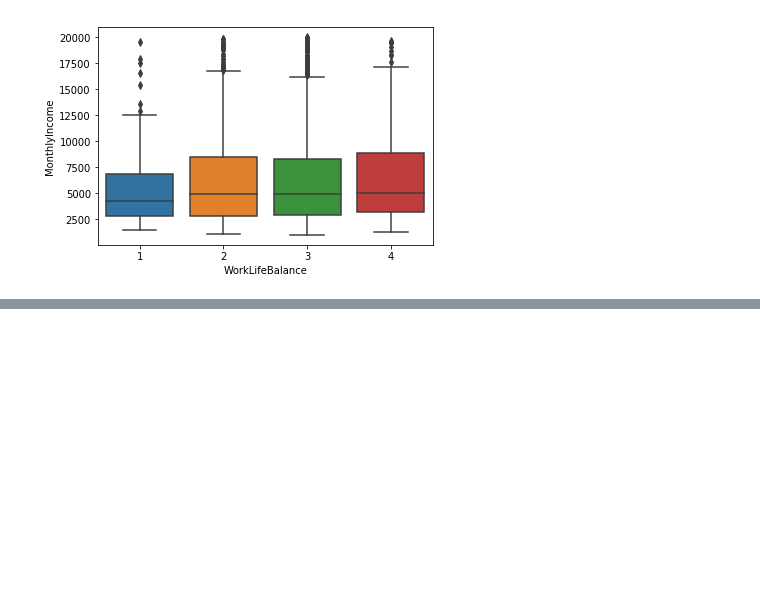
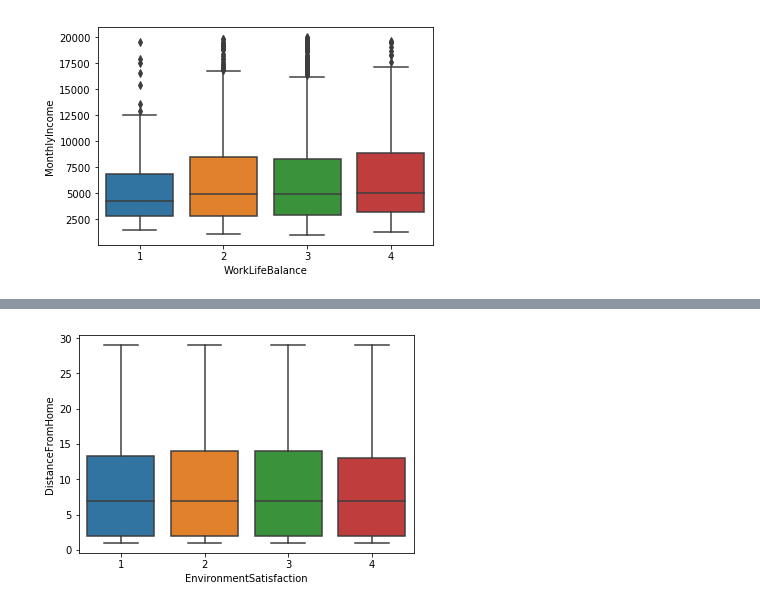
Before and after one commit to tonnykwon/naver-project, a Jupyter notebook: EDA.ipynb, the cells around one changed output, grey strips where cells are left out. Drawn from its saved outputs; the diff is of its cells as text; code cells hidden in the pictures; blank space fills up the shorter version.

```diff
--- a/EDA.ipynb
+++ b/EDA.ipynb
@@ -252,0 +255,5 @@ plt.show()
+# %%
+sns.boxplot(x="EnvironmentSatisfaction", y="DistanceFromHome", data=hr_data)
+plt.show()
+# %% [output]
+[figure, added]
```
Also changed, not shown: parts of 17 cells of this notebook.
